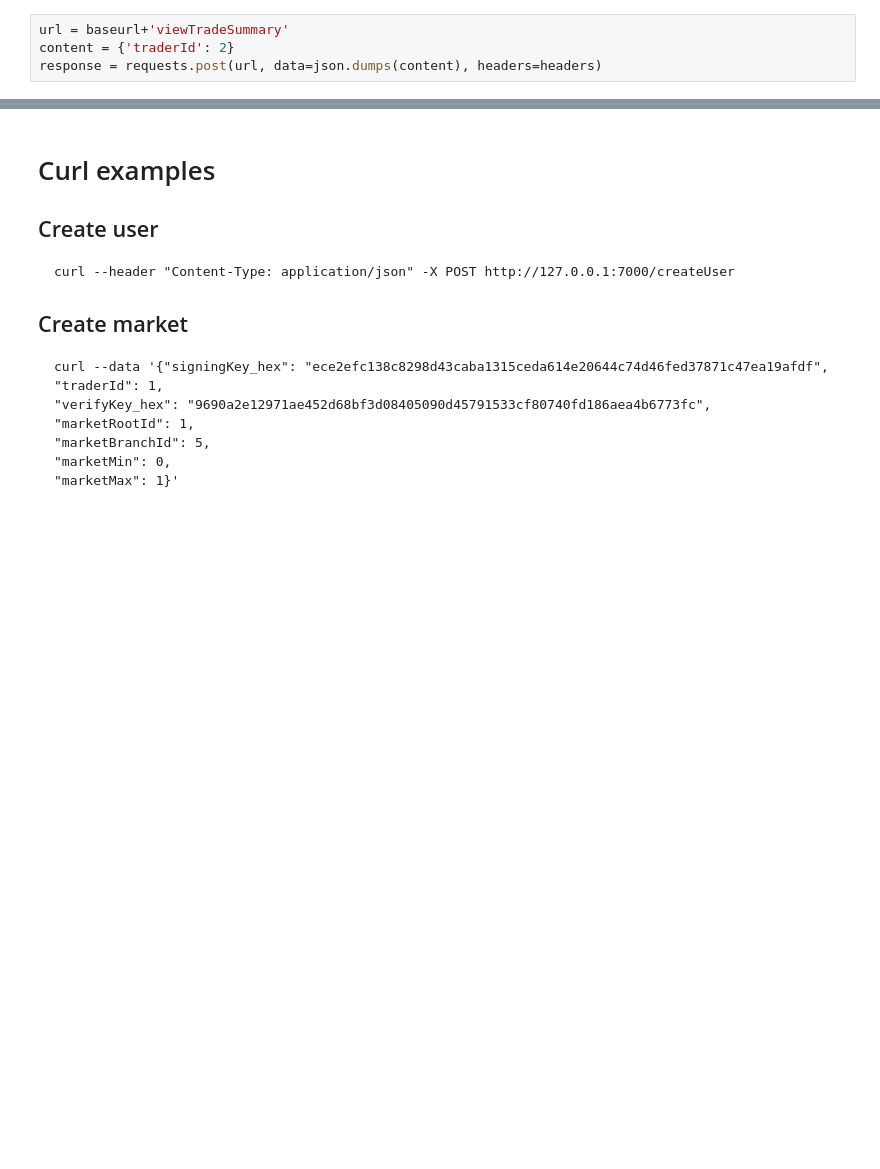
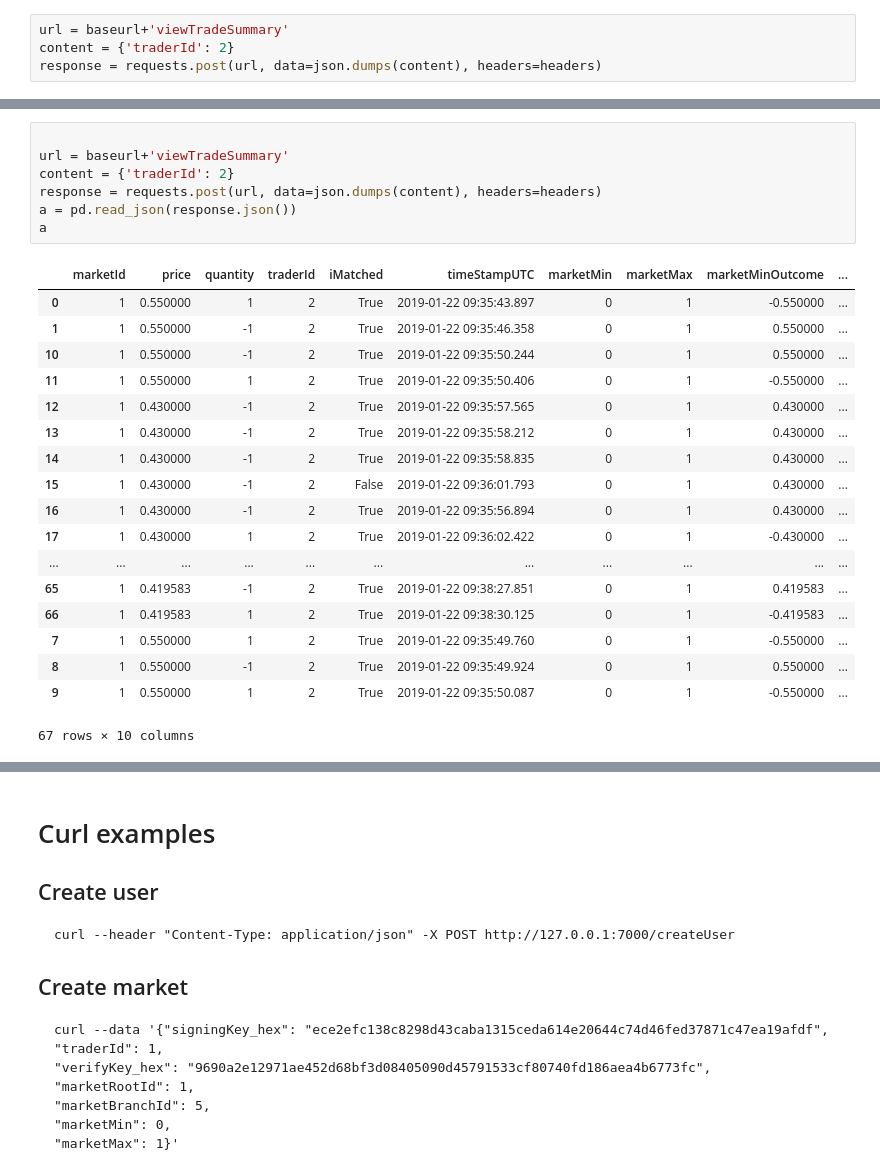
Before and after one commit to alpinechicken/blocmarket, a Jupyter notebook: doc/BlocAPI.ipynb, the cells around one changed output, grey strips where cells are left out. Drawn from its saved outputs; the diff is of its cells as text; blank space fills up the shorter version.

```diff
--- a/doc/BlocAPI.ipynb
+++ b/doc/BlocAPI.ipynb
@@ -488,0 +544,26 @@ tId
+# %%
+
+url = baseurl+'viewTradeSummary'
+content = {'traderId': 2}
+response = requests.post(url, data=json.dumps(content), headers=headers)
+a = pd.read_json(response.json())
+a
+# %% [output]
+|  | marketId | price | quantity | traderId | iMatched | timeStampUTC | marketMin | marketMax | marketMinOutcome | ... |
+| 0 | 1 | 0.550000 | 1 | 2 | True | 2019-01-22 09:35:43.897 | 0 | 1 | -0.550000 | ... |
+| 1 | 1 | 0.550000 | -1 | 2 | True | 2019-01-22 09:35:46.358 | 0 | 1 | 0.550000 | ... |
+| 10 | 1 | 0.550000 | -1 | 2 | True | 2019-01-22 09:35:50.244 | 0 | 1 | 0.550000 | ... |
+| 11 | 1 | 0.550000 | 1 | 2 | True | 2019-01-22 09:35:50.406 | 0 | 1 | -0.550000 | ... |
+| 12 | 1 | 0.430000 | -1 | 2 | True | 2019-01-22 09:35:57.565 | 0 | 1 | 0.430000 | ... |
+| 13 | 1 | 0.430000 | -1 | 2 | True | 2019-01-22 09:35:58.212 | 0 | 1 | 0.430000 | ... |
+| 14 | 1 | 0.430000 | -1 | 2 | True | 2019-01-22 09:35:58.835 | 0 | 1 | 0.430000 | ... |
+| 15 | 1 | 0.430000 | -1 | 2 | False | 2019-01-22 09:36:01.793 | 0 | 1 | 0.430000 | ... |
+| 16 | 1 | 0.430000 | -1 | 2 | True | 2019-01-22 09:35:56.894 | 0 | 1 | 0.430000 | ... |
+| 17 | 1 | 0.430000 | 1 | 2 | True | 2019-01-22 09:36:02.422 | 0 | 1 | -0.430000 | ... |
+| ... | ... | ... | ... | ... | ... | ... | ... | ... | ... | ... |
+| 65 | 1 | 0.419583 | -1 | 2 | True | 2019-01-22 09:38:27.851 | 0 | 1 | 0.419583 | ... |
+| 66 | 1 | 0.419583 | 1 | 2 | True | 2019-01-22 09:38:30.125 | 0 | 1 | -0.419583 | ... |
+| 7 | 1 | 0.550000 | 1 | 2 | True | 2019-01-22 09:35:49.760 | 0 | 1 | -0.550000 | ... |
+| 8 | 1 | 0.550000 | -1 | 2 | True | 2019-01-22 09:35:49.924 | 0 | 1 | 0.550000 | ... |
+| 9 | 1 | 0.550000 | 1 | 2 | True | 2019-01-22 09:35:50.087 | 0 | 1 | -0.550000 | ... |
+67 rows × 10 columns
```
Also changed, not shown: parts of 26 cells of this notebook, 2 other files.
